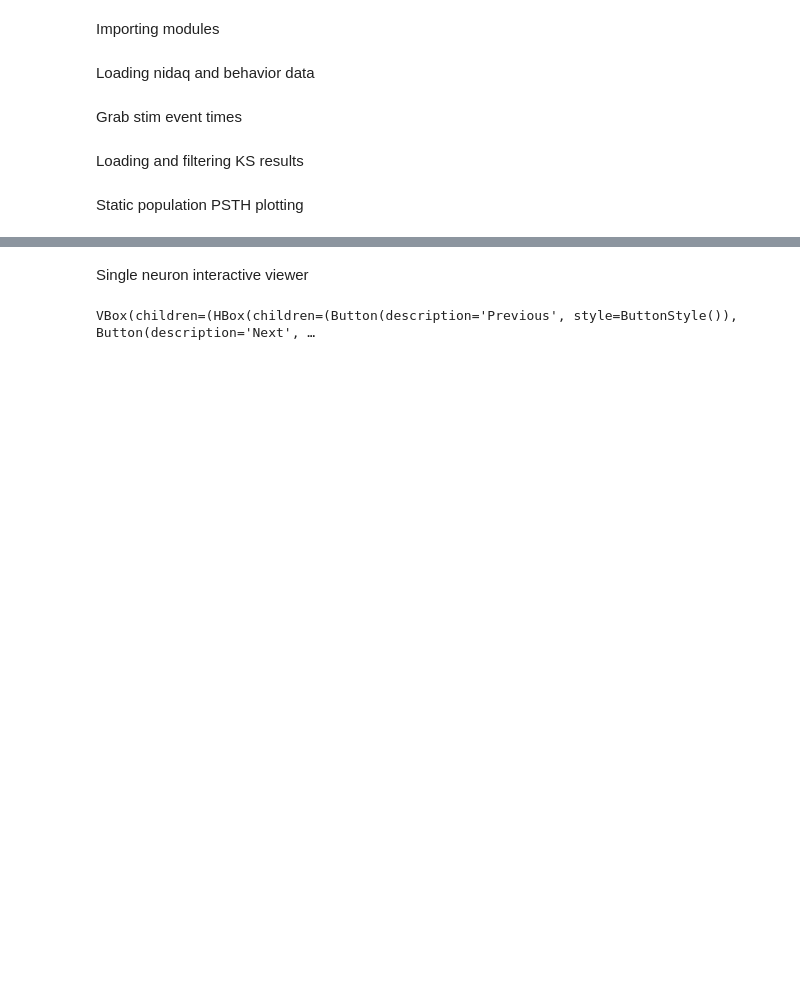
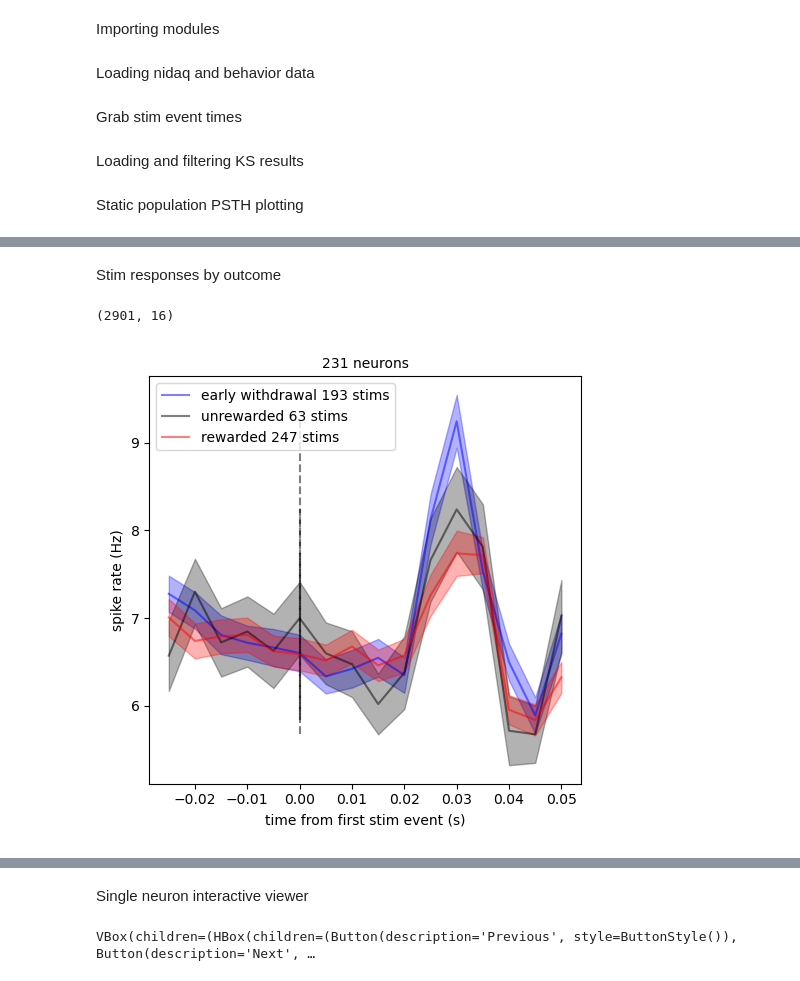
Before and after one commit to rojasgabriel/ephys, a Jupyter notebook: ephys_analysis_prototyping.ipynb, the cells around one changed output, grey strips where cells are left out. Drawn from its saved outputs; the diff is of its cells as text; code cells hidden in the pictures; blank space fills up the shorter version.

```diff
--- a/ephys_analysis_prototyping.ipynb
+++ b/ephys_analysis_prototyping.ipynb
@@ -101,0 +122,45 @@ Discarding 10 NaNs from input array
+# %% [markdown]
+Stim responses by outcome
+# %%
+(unit_fr[0]).shape
+# %% [output]
+(2901, 16)
+# %%
+#loop over all outcomes, plot pop psth for those stim events, and save fig
+plt.figure(figsize=(5, 5))
+for outcome, c in zip(np.unique(stim_ts_per_trial.trial_outcome), ['b', 'k', 'r', 'y']):
+    ts = np.hstack(stim_ts_per_trial[stim_ts_per_trial.trial_outcome == outcome].first_stim_ts)
+    unit_fr = []
+    with suppress_print():
+        for i in range(len(single_unit_timestamps)):
+            try:
+                unit_fr.append(compute_firing_rate(ts, single_unit_timestamps[i], tpre, tpost, binwidth_ms, kernel=None)[0])
+            except:
+                unit_fr.append(np.nan)
+    psth = np.mean(unit_fr, axis = 0)
+    # psth, _ = compute_firing_rate(ts, population_timestamps, tpre, tpost, binwidth_ms, kernel=None)
+    n_stims = len(psth)
+
+    if outcome == 0:
+        txt = 'unrewarded'
+    elif outcome == 1:
+        txt = 'rewarded'
+    elif outcome == -1:
+        txt = 'early withdrawal'
+    elif outcome == 2:
+        txt = 'no choice'
+
+    plot_psth(compute_mean_sem(psth), tpre, tpost, binwidth_ms,
+              xlabel = 'time from first stim event (s)',
+              ylabel = 'spike rate (Hz)',
+              fig_title = f"{n_units} neurons",
+              data_label = f'{txt} {n_stims} stims',
+              color=c)
+    # filename = f"pop_stim_kernel_{rate}_Hz.png"
+    # save_dir = Path('/home/gabriel/lib/lab-projects/ephys/figures/stim_kernels_per_rate/')
+    # filepath = os.path.join(save_dir, filename)
+    # plt.savefig(filepath)
+plt.legend()
+del outcome, ts, psth, n_stims
+# %% [output]
+[figure, added]
```
Also changed, not shown: parts of 9 cells of this notebook, 2 other files.
